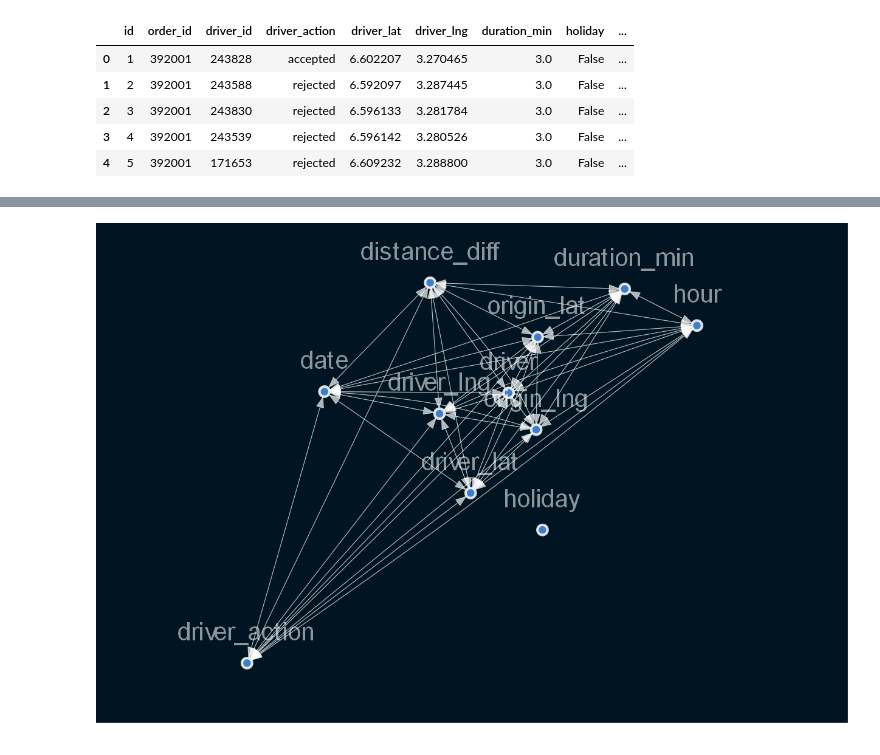
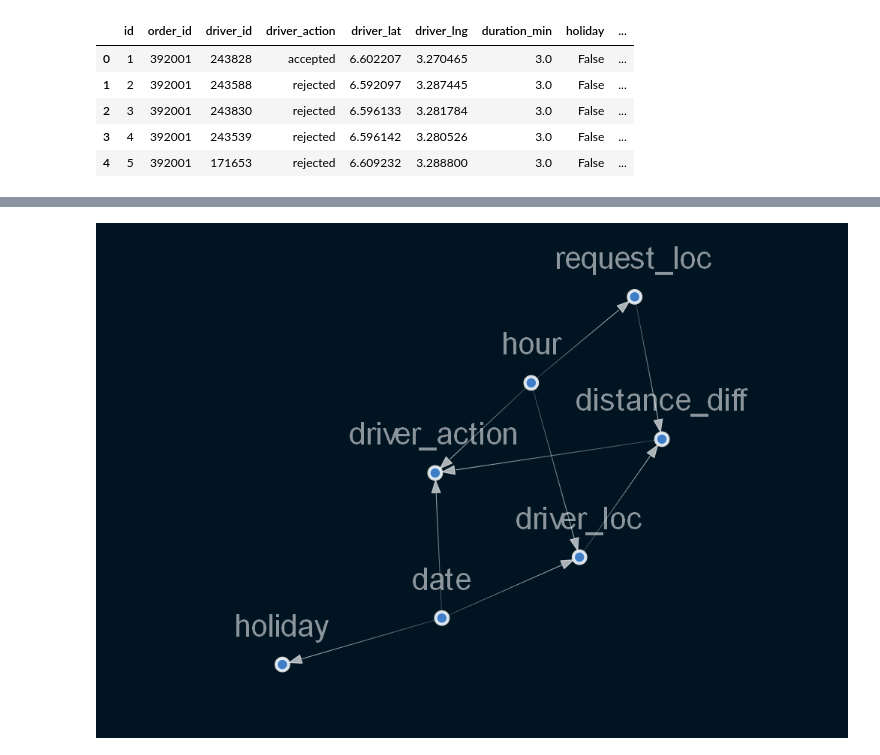
Before and after one commit to Nathnael12/Causal-Inference, a Jupyter notebook: notebooks/causal_inference.ipynb, the cells around one changed output, grey strips where cells are left out. Saved outputs shown, nothing was run; the diff lists cells and outputs as text; code cells hidden in the pictures.

```diff
--- a/notebooks/causal_inference.ipynb
+++ b/notebooks/causal_inference.ipynb
@@ -125 +143,20 @@ sm = from_pandas(df)
+# %%
+sm_enh.add_edge("distance_diff", "driver_action")
+sm_enh.add_edge("date", "driver_action")
+sm_enh.add_edge("date", "holiday")
+sm_enh.add_edge("hour", "driver_action")
+sm_enh.add_edge("request_loc", "distance_diff")
+sm_enh.add_edge("driver_loc", "distance_diff")
+sm_enh.add_edge("distance_diff", "driver_action")
+# %%
+viz = plot_structure(
+    sm_enh,
+    graph_attributes={"scale": "0.5"},
+    all_node_attributes=NODE_STYLE.WEAK,
+    all_edge_attributes=EDGE_STYLE.WEAK,
+    prog='fdp'
+)
+Image(viz.draw(format='png'))
+# %% [output]
+[figure, added]
 # %%
@@ -127,13 +163,2 @@ sm = from_pandas(df)
 # with open('../models/sm.pkl', 'wb') as structural_model:
 #   pickle.dump(sm, structural_model)
-# %%
-viz = plot_structure(
-    sm,
-    graph_attributes={"scale": "0.5"},
-    all_node_attributes=NODE_STYLE.WEAK,
-    all_edge_attributes=EDGE_STYLE.WEAK,
-    prog='fdp',
-)
-Image(viz.draw(format='png'))
-# %% [output]
-[figure, removed]
```
Also changed, not shown: parts of 8 cells of this notebook.
